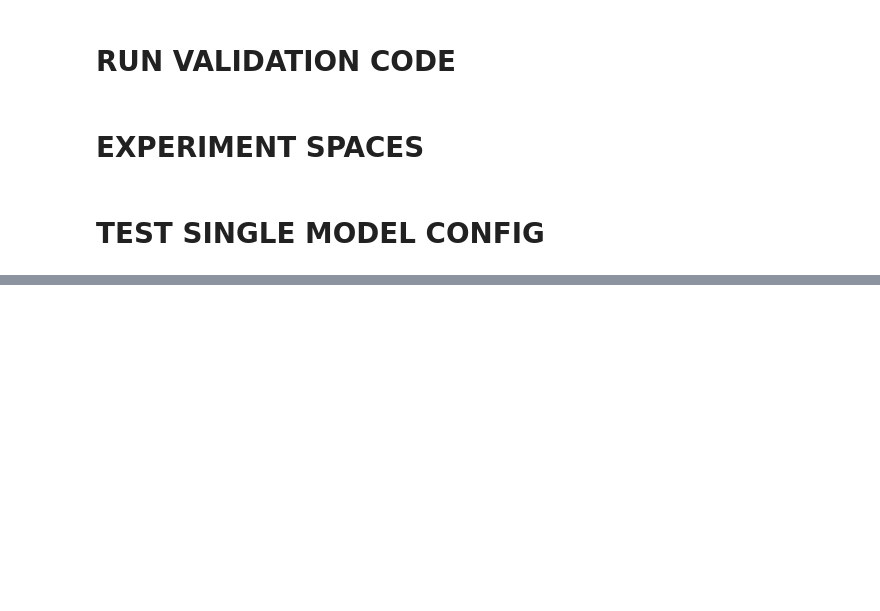
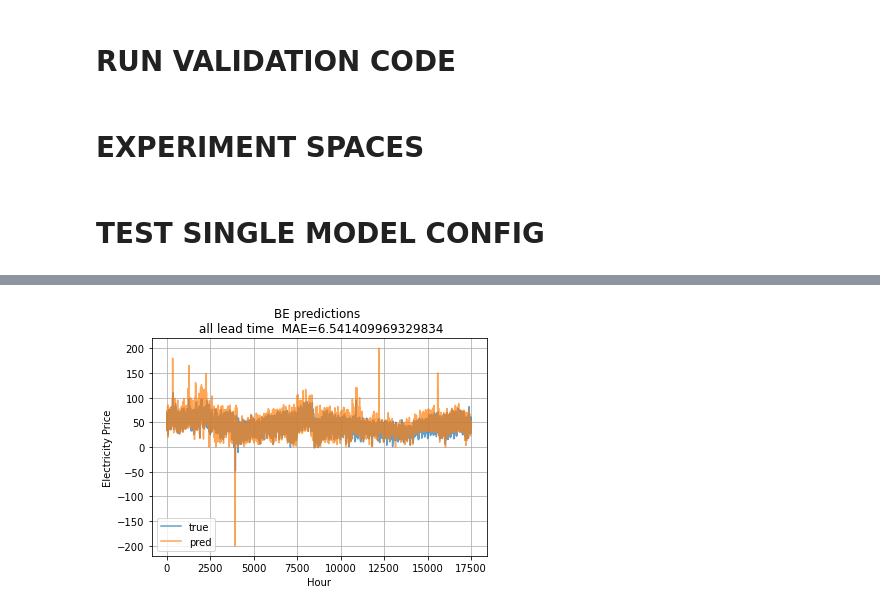
Before and after one commit to Nixtla/Nixtla, a Jupyter notebook: nbs/experiments_nbeats__hyperopt_epf.ipynb, the cells around one changed output, grey strips where cells are left out. Saved outputs shown, nothing was run; the diff lists cells and outputs as text; code cells hidden in the pictures; blank space fills up the shorter version.

```diff
--- a/nbs/experiments_nbeats__hyperopt_epf.ipynb
+++ b/nbs/experiments_nbeats__hyperopt_epf.ipynb
@@ -902,15 +909,17 @@ NP        0.0         2014-12-28 2015-12-27 23:00:00
 # %%
 for i, market_data in enumerate(meta_data):
     market = market_data['unique_id']
     y_hat_plot = y_hat_total[i,:,:].reshape(-1)
     y_true_plot = y_total[i,:,:].reshape(-1)
 
-    performance = np.round(mape(y=y_true_plot, y_hat=y_hat_plot), 5)
+    performance = np.round(mae(y=y_true_plot, y_hat=y_hat_plot), 5)
     plt.plot(range(len(y_true_plot)), y_true_plot, label='true', alpha=0.7)
     plt.plot(range(len(y_hat_plot)), y_hat_plot, label='pred', alpha=0.7)
     plt.title(f"{market} predictions \n all lead time  MAE={performance}")
     plt.xlabel('Hour')
     plt.ylabel('Electricity Price')
     plt.legend()
     plt.grid()
     plt.show()
+# %% [output]
+[figure, added]
```
Also changed, not shown: parts of 3 cells of this notebook, 1 other file.
